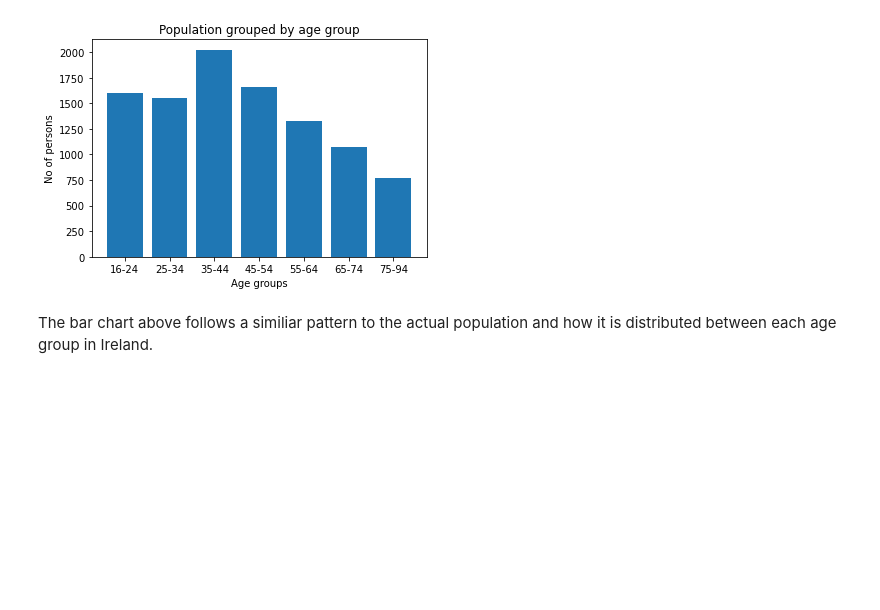
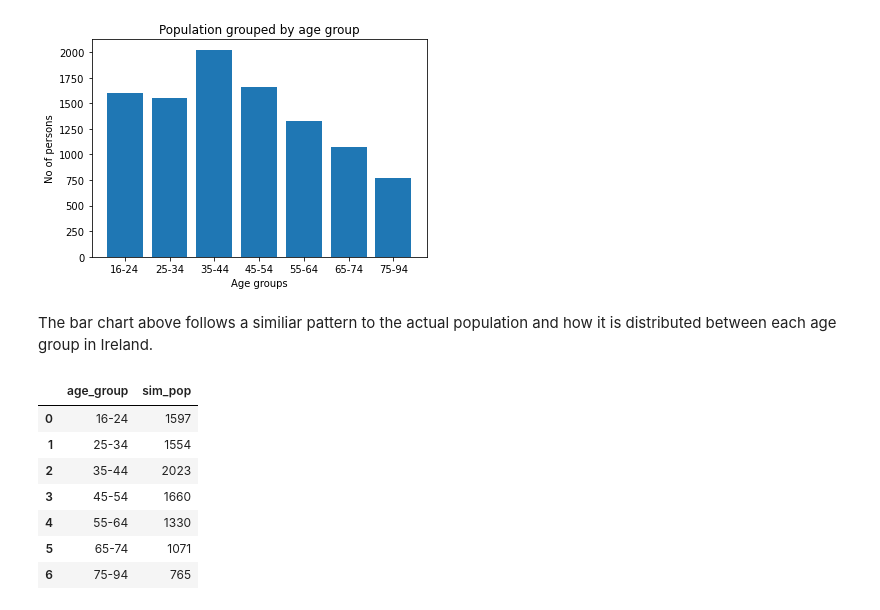
Before and after one commit to juliandunne1234/pada_project_g00267940, a Jupyter notebook: dataset_simulation_project.ipynb, the cells around one changed output. Saved outputs shown, nothing was run; the diff lists cells and outputs as text; code cells hidden in the pictures; blank space fills up the shorter version.

```diff
--- a/dataset_simulation_project.ipynb
+++ b/dataset_simulation_project.ipynb
@@ -185,3 +188,25 @@ plt.show()
 [figure]
 # %% [markdown]
 The bar chart above follows a similiar pattern to the actual population and how it is distributed between each age group in Ireland.
+# %%
+#Preparing the simulated dataset
+cvd_sim = pd.DataFrame.from_dict(age_group_dict, orient='index')
+cvd_sim.columns=(['sim_pop'])
+
+#Reference to orient='index' found at https://www.geeksforgeeks.org/how-to-convert-dictionary-to-pandas-dataframe/
+# %%
+#Reset the index so that age_group is a category
+#https://stackoverflow.com/questions/20107570/removing-index-column-in-pandas-when-reading-a-csv
+cvd_sim = cvd_sim.reset_index()
+# %%
+cvd_sim.columns=(['age_group', 'sim_pop'])
+cvd_sim
+# %% [output]
+|  | age_group | sim_pop |
+| 0 | 16-24 | 1597 |
+| 1 | 25-34 | 1554 |
+| 2 | 35-44 | 2023 |
+| 3 | 45-54 | 1660 |
+| 4 | 55-64 | 1330 |
+| 5 | 65-74 | 1071 |
+| 6 | 75-94 | 765 |
```
Also changed, not shown: parts of 20 cells of this notebook.
